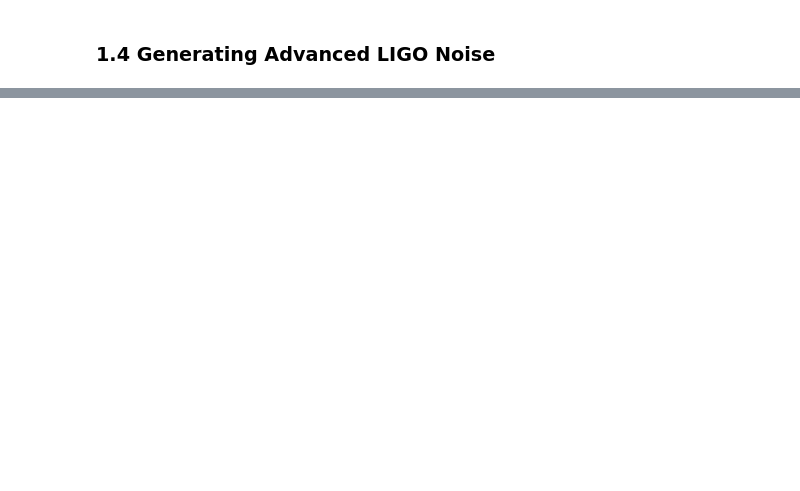
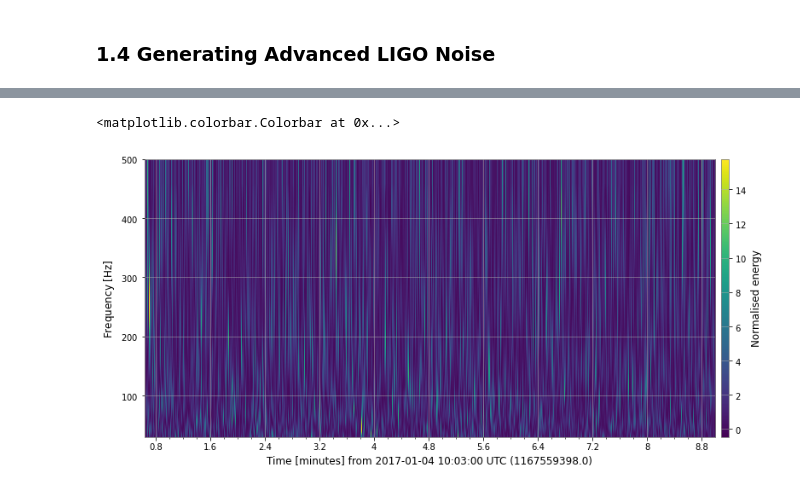
Before and after one commit to xli2522/GW-SignalGen, a Jupyter notebook: GW_gen.ipynb, the cells around one changed output, grey strips where cells are left out. Saved outputs shown, nothing was run; the diff lists cells and outputs as text; code cells hidden in the pictures; blank space fills up the shorter version.

```diff
--- a/GW_gen.ipynb
+++ b/GW_gen.ipynb
@@ -293,0 +339,7 @@ Text(0, 0.5, 'Normalized amplitude')
+# %%
+hq = hdata.q_transform(frange=(30, 500))
+plot = hq.plot()
+plot.colorbar(label="Normalised energy")
+# %% [output]
+<matplotlib.colorbar.Colorbar at 0x...>
+[figure, added]
```
Also changed, not shown: parts of 25 cells of this notebook.
